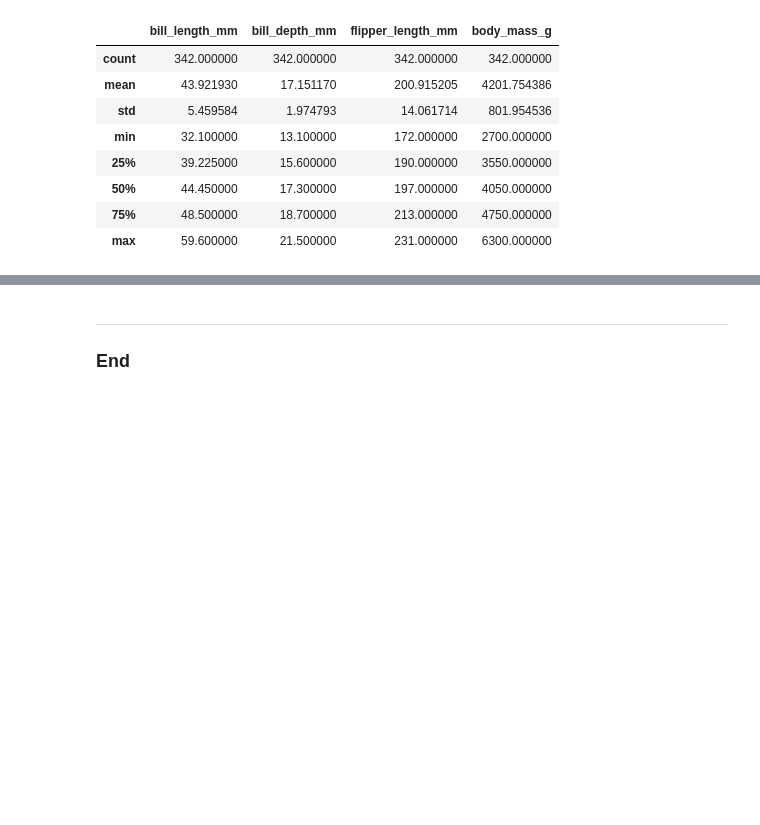
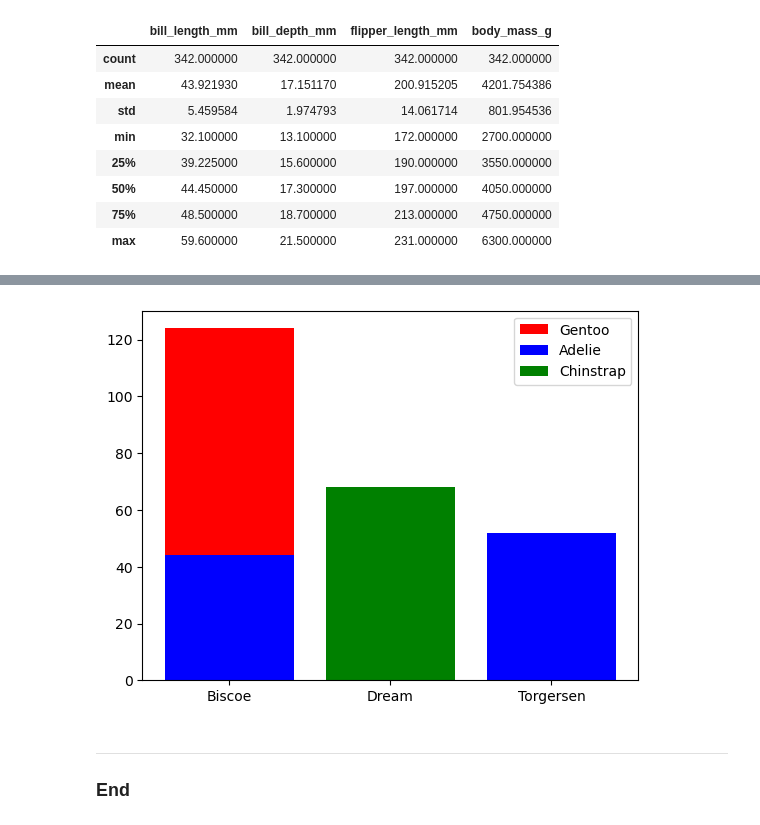
Before and after one commit to eoghanpw/pofda-mywork, a Jupyter notebook: penguins.ipynb, the cells around one changed output, grey strips where cells are left out. Drawn from its saved outputs; the diff is of its cells as text; code cells hidden in the pictures; blank space fills up the shorter version.

```diff
--- a/penguins.ipynb
+++ b/penguins.ipynb
@@ -128,0 +150,7 @@ Name: count, dtype: int64
+# %%
+x = penguins.groupby(['species', 'island'])['island'].value_counts()
+gentoo = penguins[penguins['species'] == "Gentoo"]['island'].value_counts()
+adelie = penguins[penguins['species'] == "Adelie"]['island'].value_counts()
+chinstrap = penguins[penguins['species'] == "Chinstrap"]['island'].value_counts()
+
+print(x, gentoo, adelie, chinstrap)
@@ -129,3 +173,12 @@ Name: count, dtype: int64
+# %%
+fig, ax = plt.subplots()
+ax.bar(gentoo.index, gentoo, color='red', label="Gentoo")
+ax.bar(adelie.index, adelie, color='blue', label="Adelie")
+ax.bar(chinstrap.index, chinstrap, color='green', label="Chinstrap")
+plt.legend()
+plt.show()
+# %% [output]
+[figure, added]
 # %% [markdown]
 ***
 
```
Also changed, not shown: parts of 4 cells of this notebook.
